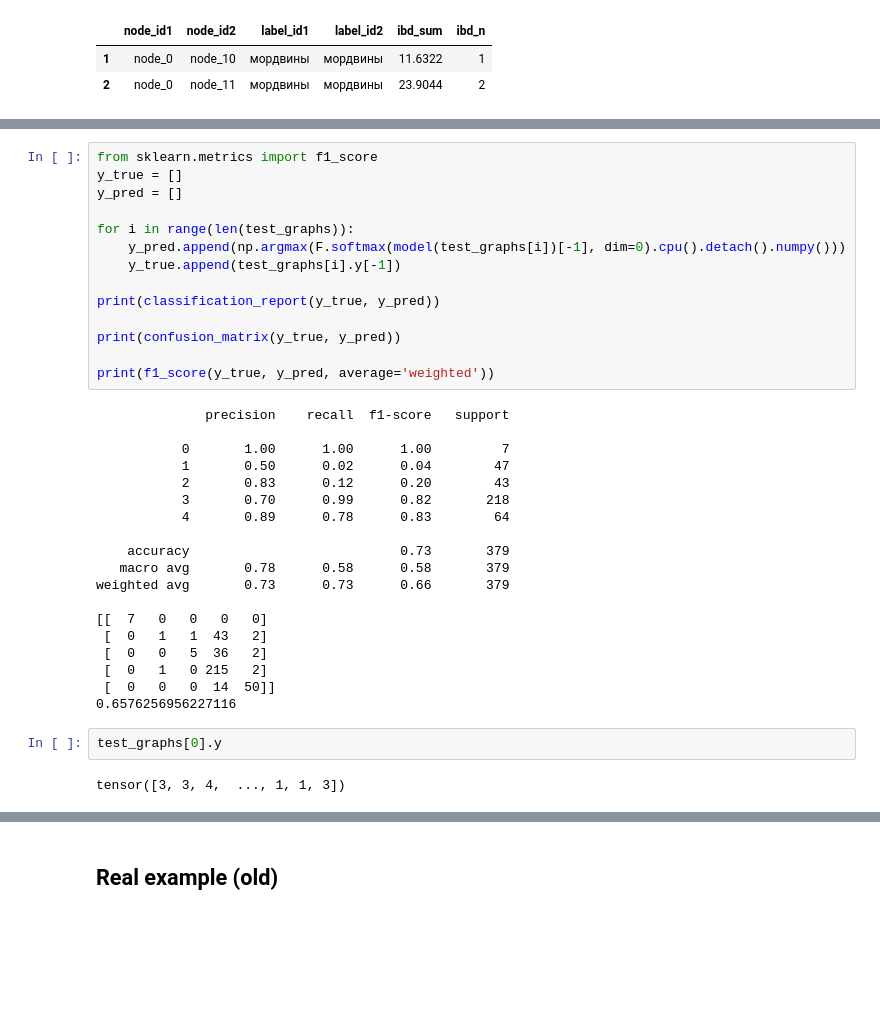
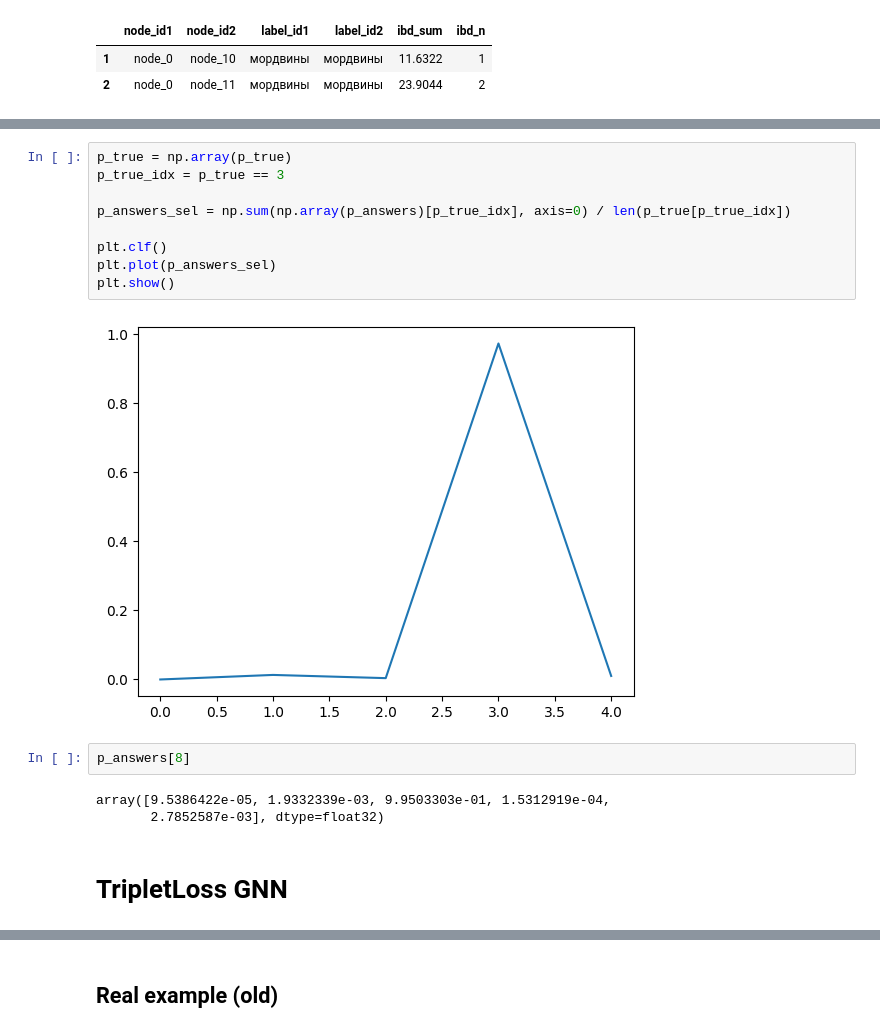
Before and after one commit to alexeyshmelev/genotek-nationality-analysis, a Jupyter notebook: genotek.ipynb, the cells around one changed output, grey strips where cells are left out. Saved outputs shown, nothing was run; the diff lists cells and outputs as text; blank space fills up the shorter version.

```diff
--- a/genotek.ipynb
+++ b/genotek.ipynb
@@ -1084,37 +1630,18 @@ Net(
-# %%
-from sklearn.metrics import f1_score
-y_true = []
-y_pred = []
-
-for i in range(len(test_graphs)):
-    y_pred.append(np.argmax(F.softmax(model(test_graphs[i])[-1], dim=0).cpu().detach().numpy()))
-    y_true.append(test_graphs[i].y[-1])
-
-print(classification_report(y_true, y_pred))
-
-print(confusion_matrix(y_true, y_pred))
-
-print(f1_score(y_true, y_pred, average='weighted'))
-# %% [output]
-              precision    recall  f1-score   support
-
-           0       1.00      1.00      1.00         7
-           1       0.50      0.02      0.04        47
-           2       0.83      0.12      0.20        43
-           3       0.70      0.99      0.82       218
-           4       0.89      0.78      0.83        64
-
-    accuracy                           0.73       379
-   macro avg       0.78      0.58      0.58       379
-weighted avg       0.73      0.73      0.66       379
-
-[[  7   0   0   0   0]
- [  0   1   1  43   2]
- [  0   0   5  36   2]
- [  0   1   0 215   2]
- [  0   0   0  14  50]]
-0.6576256956227116
-# %%
-test_graphs[0].y
-# %% [output]
-tensor([3, 3, 4,  ..., 1, 1, 3])
+# %%
+p_true = np.array(p_true)
+p_true_idx = p_true == 3
+
+p_answers_sel = np.sum(np.array(p_answers)[p_true_idx], axis=0) / len(p_true[p_true_idx])
+
+plt.clf()
+plt.plot(p_answers_sel)
+plt.show()
+# %% [output]
+[figure, added]
+# %%
+p_answers[8]
+# %% [output]
+array([9.5386422e-05, 1.9332339e-03, 9.9503303e-01, 1.5312919e-04,
+       2.7852587e-03], dtype=float32)
+# %% [markdown]
+# TripletLoss GNN
```
Also changed, not shown: parts of 53 cells of this notebook.
